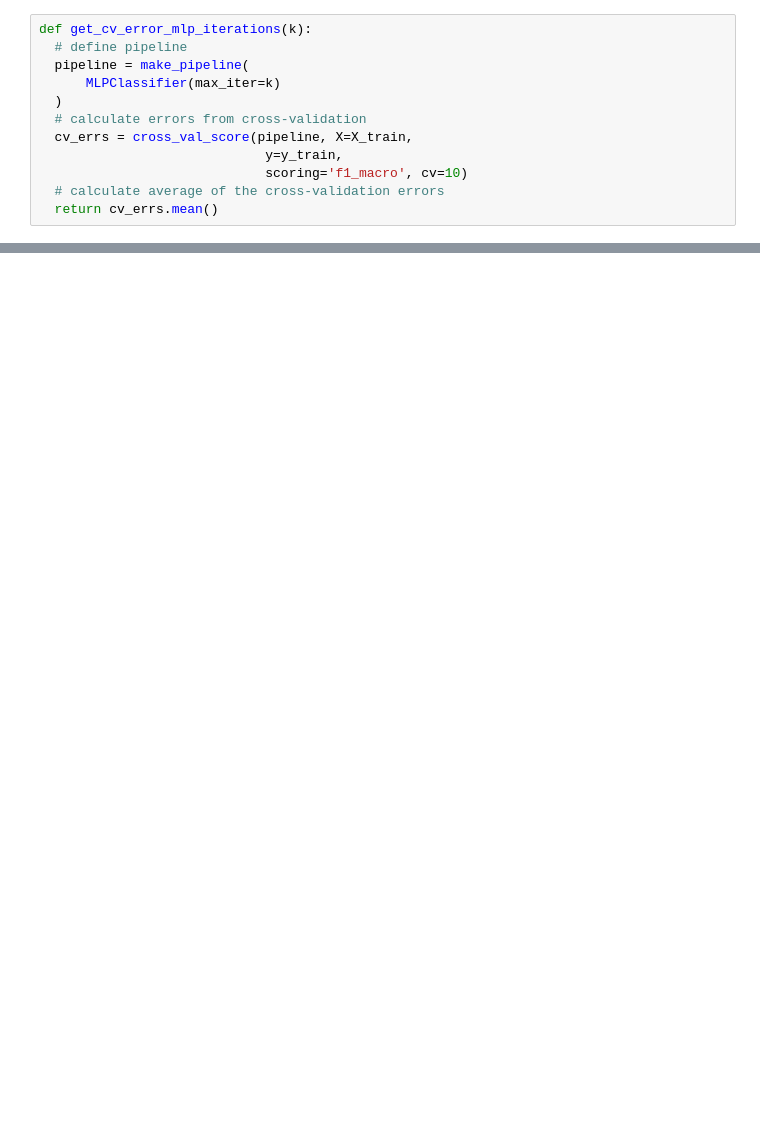
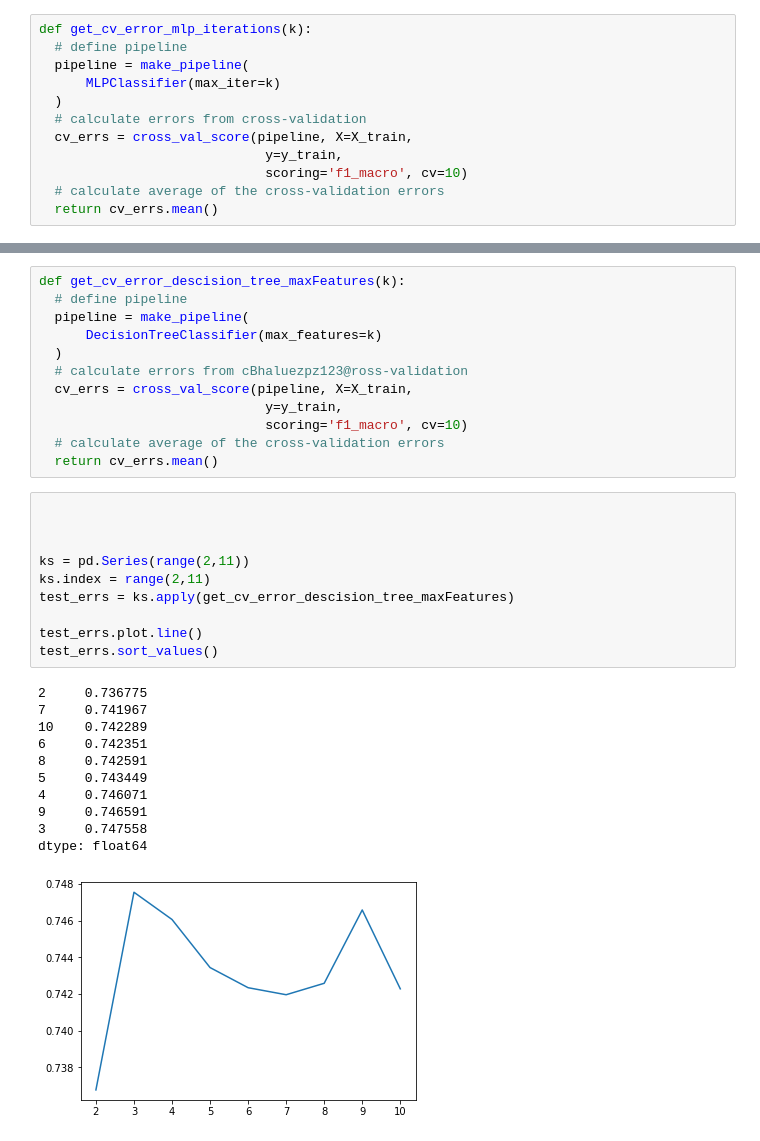
Before and after one commit to John-Blodgett/CSC466-Project, a Jupyter notebook: KNearestClassifier.ipynb, the cells around one changed output, grey strips where cells are left out. Drawn from its saved outputs; the diff is of its cells as text; blank space fills up the shorter version.

```diff
--- a/KNearestClassifier.ipynb
+++ b/KNearestClassifier.ipynb
@@ -190 +258,35 @@ DecisionTreeClassifier(ccp_alpha=0.0, class_weight=None, criterion='gini',
+# %%
+def get_cv_error_descision_tree_maxFeatures(k):
+  # define pipeline
+  pipeline = make_pipeline(
+      DecisionTreeClassifier(max_features=k)
+  )
+  # calculate errors from cBhaluezpz123@ross-validation
+  cv_errs = cross_val_score(pipeline, X=X_train,
+                             y=y_train,
+                             scoring='f1_macro', cv=10)
+  # calculate average of the cross-validation errors
+  return cv_errs.mean()
+# %%
+
+
+
+ks = pd.Series(range(2,11))
+ks.index = range(2,11)
+test_errs = ks.apply(get_cv_error_descision_tree_maxFeatures)
+
+test_errs.plot.line()
+test_errs.sort_values()
+# %% [output]
+2     0.736775
+7     0.741967
+10    0.742289
+6     0.742351
+8     0.742591
+5     0.743449
+4     0.746071
+9     0.746591
+3     0.747558
+dtype: float64
+[figure, added]
 # %%
```
Also changed, not shown: parts of 12 cells of this notebook.
